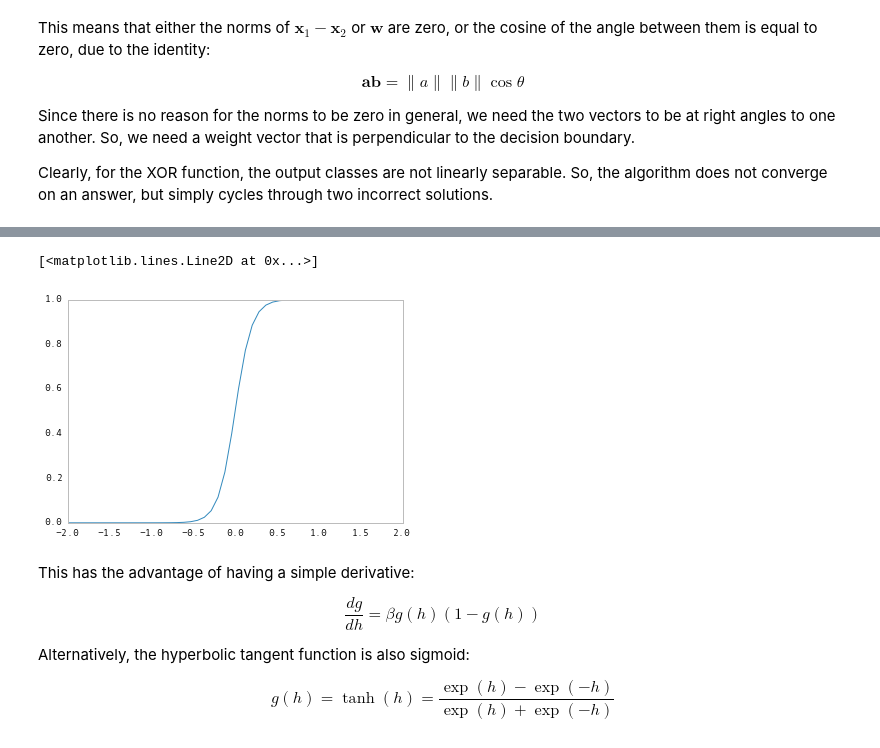
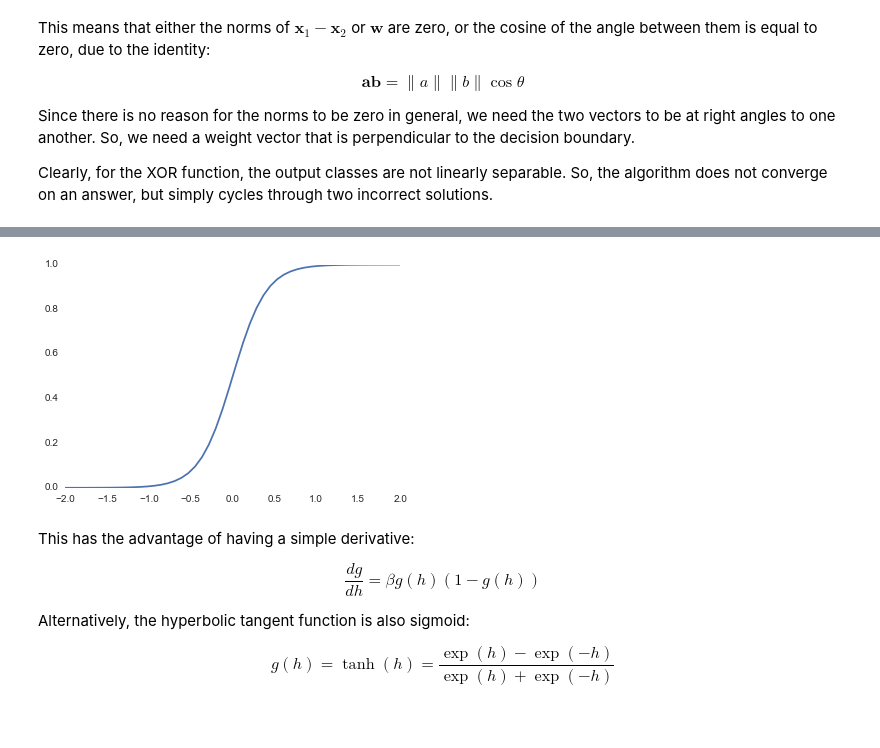
Before and after one commit to fonnesbeck/Bios8366, a Jupyter notebook: notebooks/Section6_7-Neural-Networks.ipynb, the cells around one changed output, grey strips where cells are left out. Drawn from its saved outputs; the diff is of its cells as text; code cells hidden in the pictures.

```diff
--- a/notebooks/Section6_7-Neural-Networks.ipynb
+++ b/notebooks/Section6_7-Neural-Networks.ipynb
@@ -227,11 +228,12 @@ $$g(h) = \frac{1}{1 + \exp(-\beta h)}$$
 # %%
 logistic = lambda h, beta: 1./(1 + np.exp(-beta * h))
 
-hvals = np.linspace(-2, 2)
-plt.plot(hvals, logistic(hvals, beta=10))
+@interact
+def logistic_plot(beta=5):
+    hvals = np.linspace(-2, 2)
+    plt.plot(hvals, logistic(hvals, beta))
 # %% [output]
-[<matplotlib.lines.Line2D at 0x...>]
-[figure, old version]
+[figure, new version]
 # %% [markdown]
 This has the advantage of having a simple derivative:
 
```
Also changed, not shown: parts of 12 cells of this notebook.
